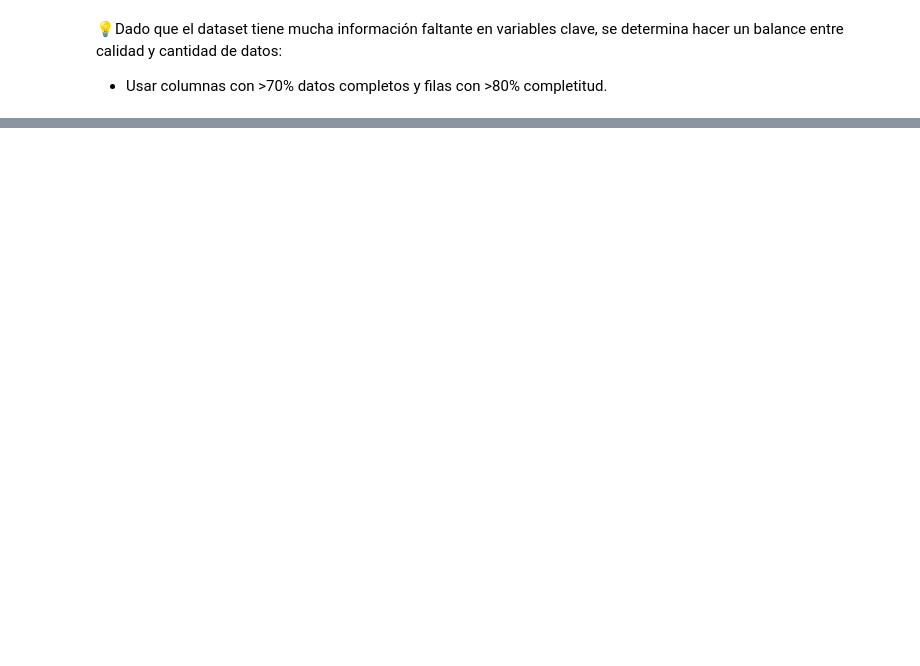
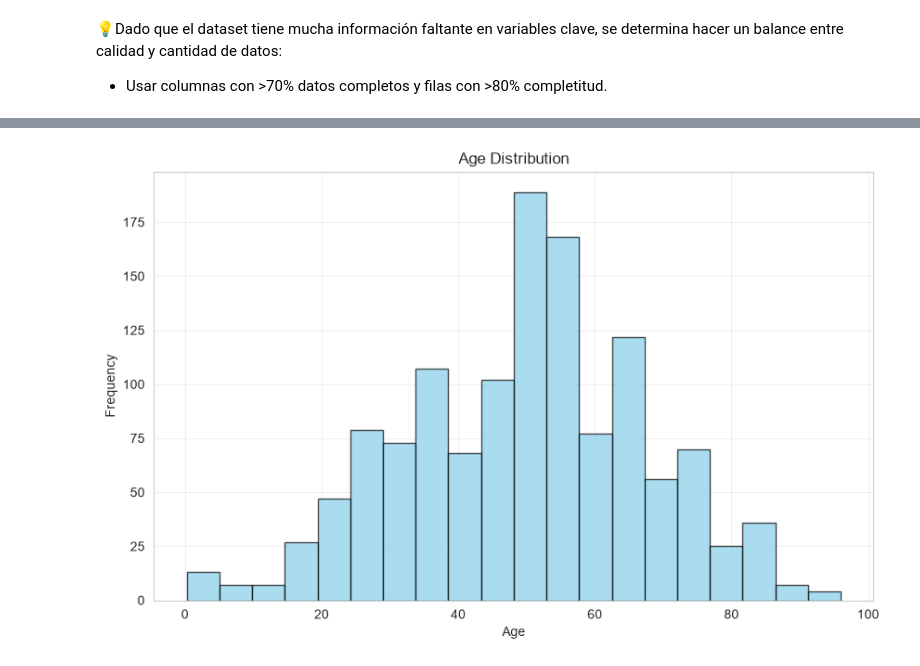
Before and after one commit to Bootcamp-IA-MAD-P7/project-3-EDA-abel, a Jupyter notebook: covid.ipynb, the cells around one changed output, grey strips where cells are left out. Drawn from its saved outputs; the diff is of its cells as text; code cells hidden in the pictures; blank space fills up the shorter version.

```diff
--- a/covid.ipynb
+++ b/covid.ipynb
@@ -161,0 +377,13 @@ df_analisis.head()
+# %%
+# Variable numérica "age"
+
+plt.figure(figsize=(10, 6)) # type: ignore
+plt.hist(df_analisis['age'].dropna(), bins=20, edgecolor='black', alpha=0.7, color='skyblue') # type: ignore
+plt.title('Age Distribution') # type: ignore
+plt.xlabel('Age') # type: ignore
+plt.ylabel('Frequency') # type: ignore
+plt.grid(True, alpha=0.3) # type: ignore
+
+plt.show() # type: ignore
+# %% [output]
+[figure, added]
```
Also changed, not shown: parts of 35 cells of this notebook.
